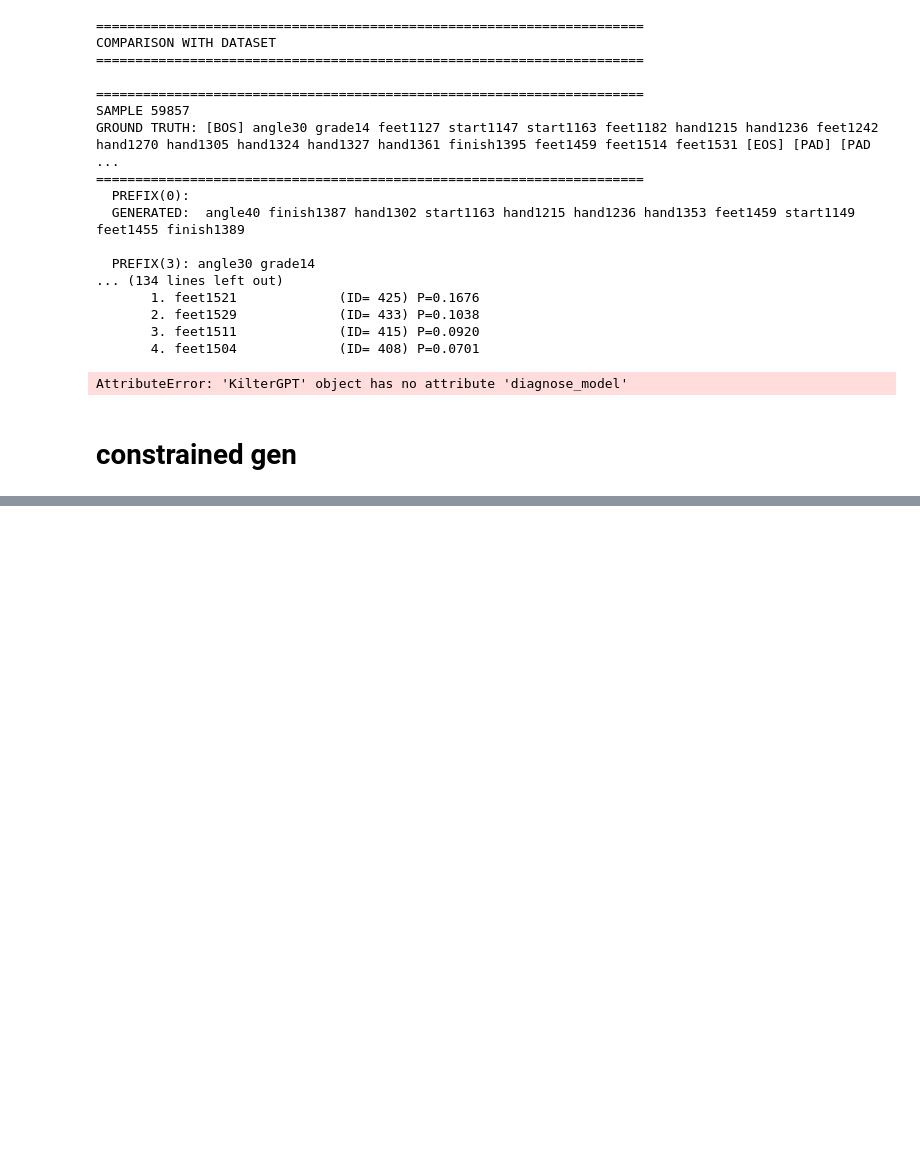
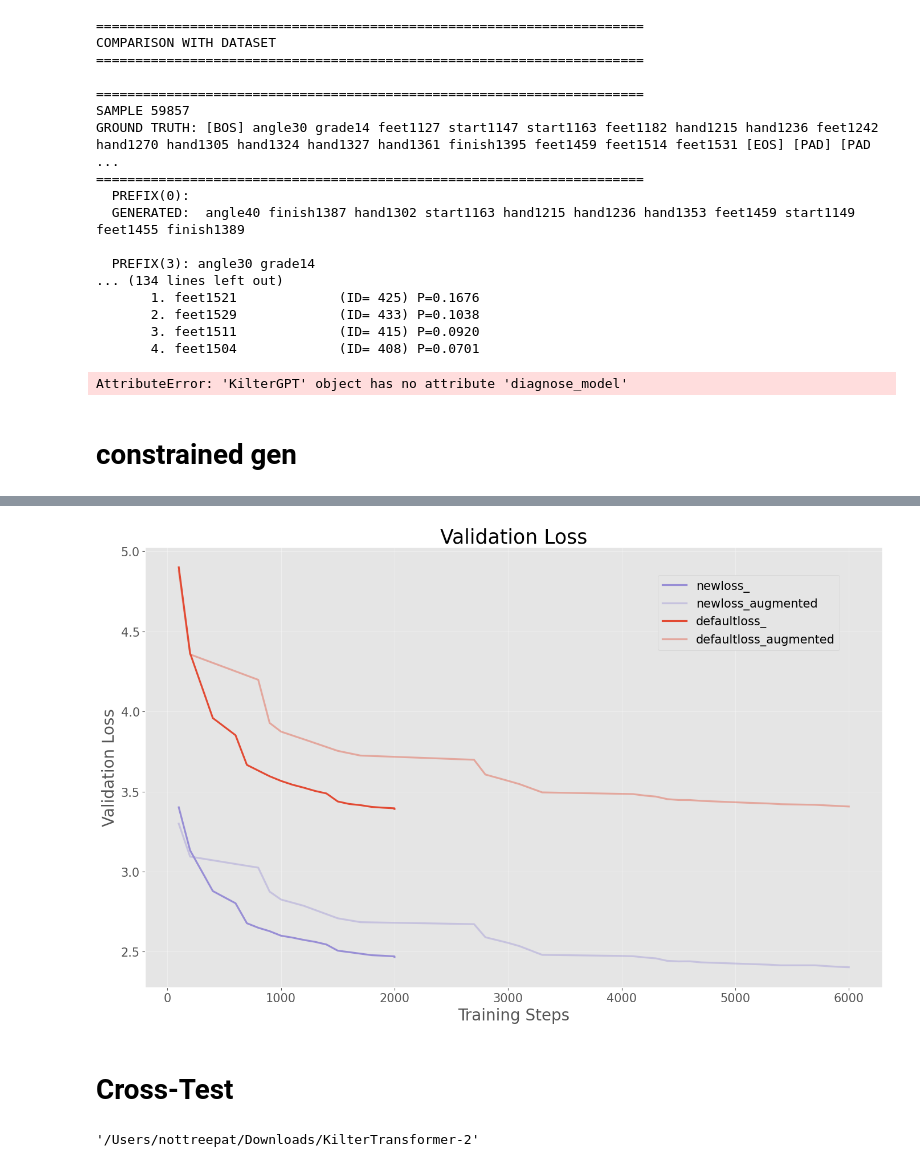
Before and after one commit to nnott3/KilterTransformer, a Jupyter notebook: notebooks/gpt_new.ipynb, the cells around one changed output, grey strips where cells are left out. Drawn from its saved outputs; the diff is of its cells as text; code cells hidden in the pictures; blank space fills up the shorter version.

```diff
--- a/notebooks/gpt_new.ipynb
+++ b/notebooks/gpt_new.ipynb
@@ -1845,0 +1916,58 @@ gpt.generate_with_constraint(prompt="")
+# %%
+plt.figure(figsize=(14, 9))
+
+# consistent style
+plt.style.use("ggplot")
+
+# loop automatically through run_names
+for run in run_names:
+    step_col = f"{run}_step"
+    loss_col = run
+
+    # skip if columns are missing
+    if step_col not in df_eval_loss or loss_col not in df_eval_loss:
+        continue
+
+    plt.plot(
+        df_eval_loss[step_col],
+        df_eval_loss[loss_col],
+        linewidth=2.3,
+        label=run.split('_gpt_')[1],           # shorter label
+        color=('C0' if 'defaultloss' in run else 'C2'),
+        alpha=(0.4 if 'augmented' in run else 1.0)
+    )
+
+# labels & title
+plt.title("Validation Loss", fontsize=25)
+plt.xlabel("Training Steps", fontsize=20)
+plt.ylabel("Validation Loss", fontsize=20)
+plt.xticks(fontsize=15)
+plt.yticks(fontsize=15)
+
+# grid + legend
+plt.grid(True, alpha=0.35)
+plt.legend(
+    fontsize=15,
+    frameon=True,
+    loc="upper right",
+    bbox_to_anchor=(0.95, 0.95)
+)
+
+plt.tight_layout()
+plt.show()
+# %% [output]
+[figure, added]
+# %% [markdown]
+# Cross-Test
+# %%
+from pathlib import Path
+import sys
+import os
+
+project_root = Path().resolve().parent
+sys.path.insert(0, str(project_root))
+os.chdir(project_root)
+
+os.getcwd()
+# %% [output]
+'/Users/nottreepat/Downloads/KilterTransformer-2'
```
Also changed, not shown: parts of 10 cells of this notebook.
